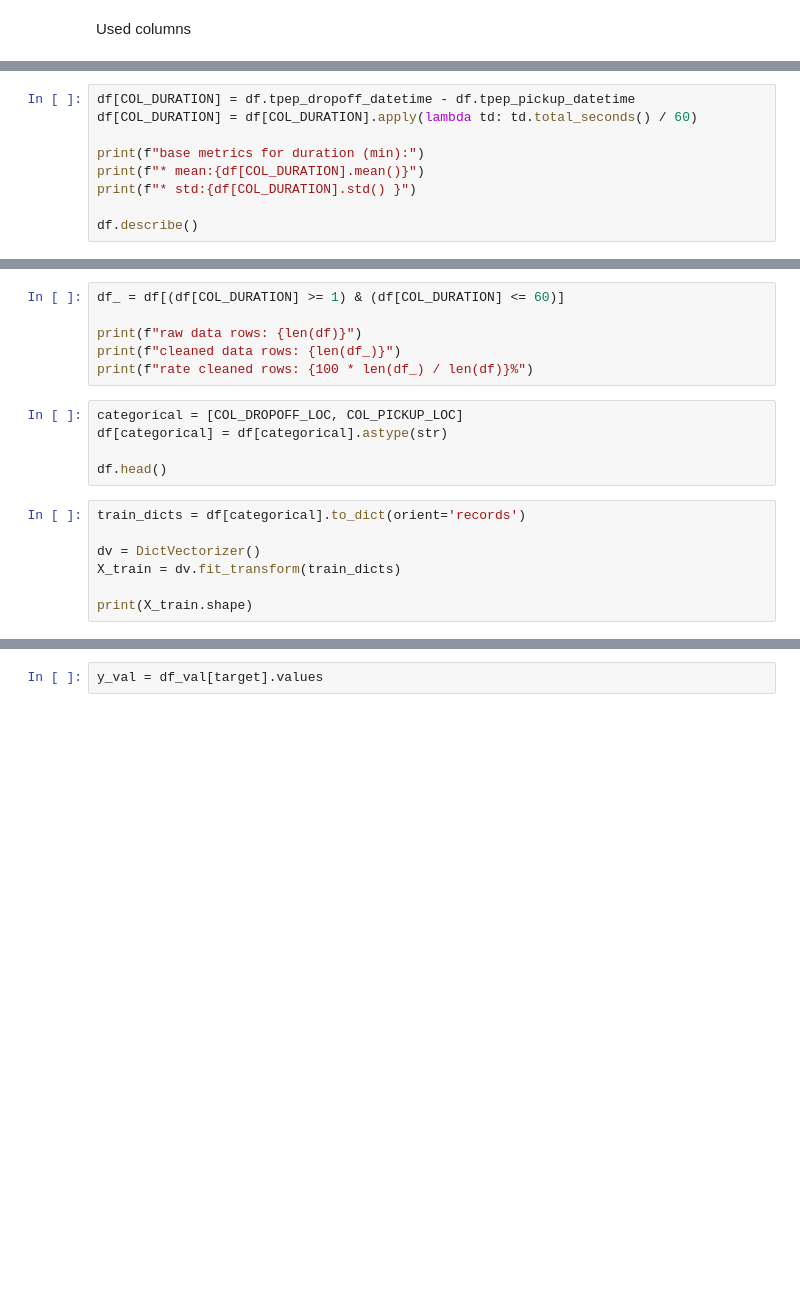
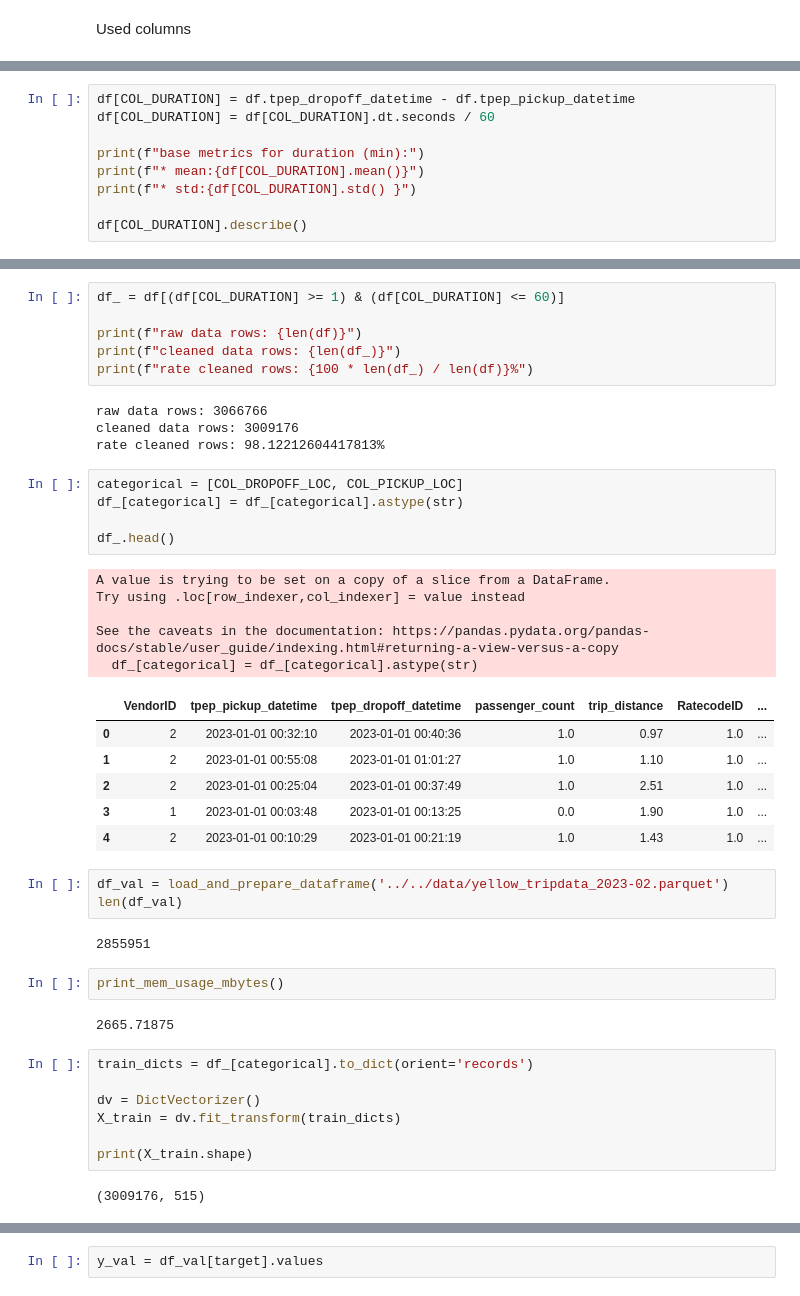
Before and after one commit to AlexKupreev/mlops-zoomcamp, a Jupyter notebook: hw/hw-01/homework-drive-duration-predict.ipynb, the cells around one changed output, grey strips where cells are left out. Cells and saved outputs as stored; diff of their text form; blank space fills up the shorter version.

Commit message:
Refactored nb to track mem usage after failures

```diff
--- a/hw/hw-01/homework-drive-duration-predict.ipynb
+++ b/hw/hw-01/homework-drive-duration-predict.ipynb
@@ -28,9 +95,9 @@ COL_DROPOFF_LOC = 'DOLocationID'
 # %%
 df[COL_DURATION] = df.tpep_dropoff_datetime - df.tpep_pickup_datetime
-df[COL_DURATION] = df[COL_DURATION].apply(lambda td: td.total_seconds() / 60)
+df[COL_DURATION] = df[COL_DURATION].dt.seconds / 60
 
 print(f"base metrics for duration (min):")
 print(f"* mean:{df[COL_DURATION].mean()}")
 print(f"* std:{df[COL_DURATION].std() }")
 
-df.describe()
+df[COL_DURATION].describe()
@@ -40,17 +120,44 @@ df_ = df[(df[COL_DURATION] >= 1) & (df[COL_DURATION] <= 60)]
 print(f"raw data rows: {len(df)}")
 print(f"cleaned data rows: {len(df_)}")
 print(f"rate cleaned rows: {100 * len(df_) / len(df)}%")
+# %% [output]
+raw data rows: 3066766
+cleaned data rows: 3009176
+rate cleaned rows: 98.12212604417813%
 # %%
 categorical = [COL_DROPOFF_LOC, COL_PICKUP_LOC]
-df[categorical] = df[categorical].astype(str)
+df_[categorical] = df_[categorical].astype(str)
 
-df.head()
+df_.head()
+# %% [output]
+A value is trying to be set on a copy of a slice from a DataFrame.
+Try using .loc[row_indexer,col_indexer] = value instead
+
+See the caveats in the documentation: https://pandas.pydata.org/pandas-docs/stable/user_guide/indexing.html#returning-a-view-versus-a-copy
+  df_[categorical] = df_[categorical].astype(str)
+|  | VendorID | tpep_pickup_datetime | tpep_dropoff_datetime | passenger_count | trip_distance | RatecodeID | ... |
+| 0 | 2 | 2023-01-01 00:32:10 | 2023-01-01 00:40:36 | 1.0 | 0.97 | 1.0 | ... |
+| 1 | 2 | 2023-01-01 00:55:08 | 2023-01-01 01:01:27 | 1.0 | 1.10 | 1.0 | ... |
+| 2 | 2 | 2023-01-01 00:25:04 | 2023-01-01 00:37:49 | 1.0 | 2.51 | 1.0 | ... |
+| 3 | 1 | 2023-01-01 00:03:48 | 2023-01-01 00:13:25 | 0.0 | 1.90 | 1.0 | ... |
+| 4 | 2 | 2023-01-01 00:10:29 | 2023-01-01 00:21:19 | 1.0 | 1.43 | 1.0 | ... |
+# %%
+df_val = load_and_prepare_dataframe('../../data/yellow_tripdata_2023-02.parquet')
+len(df_val)
+# %% [output]
+2855951
+# %%
+print_mem_usage_mbytes()
+# %% [output]
+2665.71875
 # %%
-train_dicts = df[categorical].to_dict(orient='records')
+train_dicts = df_[categorical].to_dict(orient='records')
 
 dv = DictVectorizer()
 X_train = dv.fit_transform(train_dicts)
 
 print(X_train.shape)
+# %% [output]
+(3009176, 515)
 # %%
 target = COL_DURATION
```
Also changed, not shown: parts of 22 cells of this notebook.
